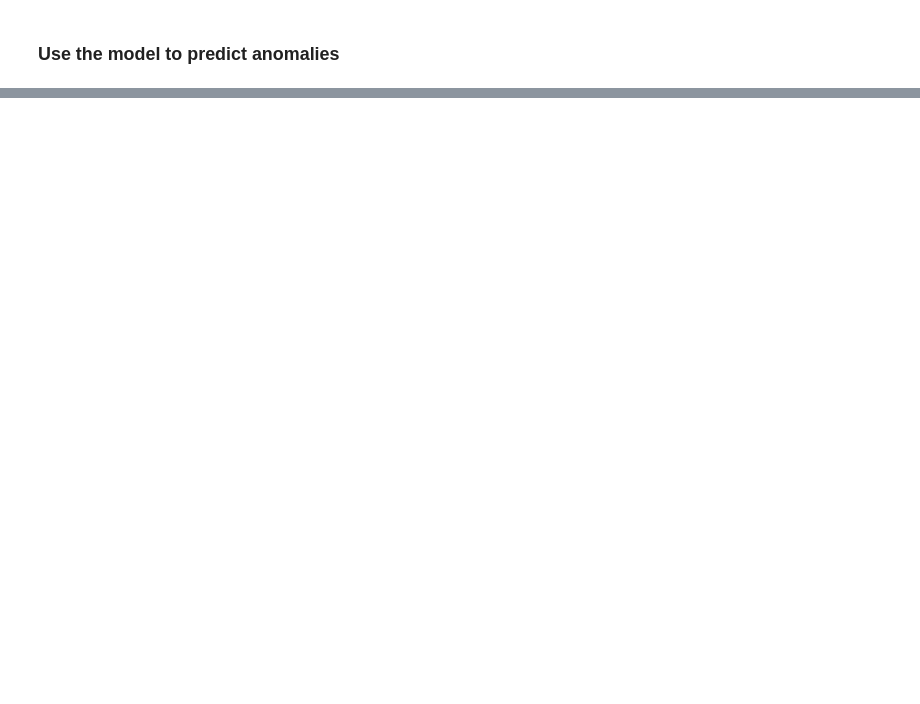
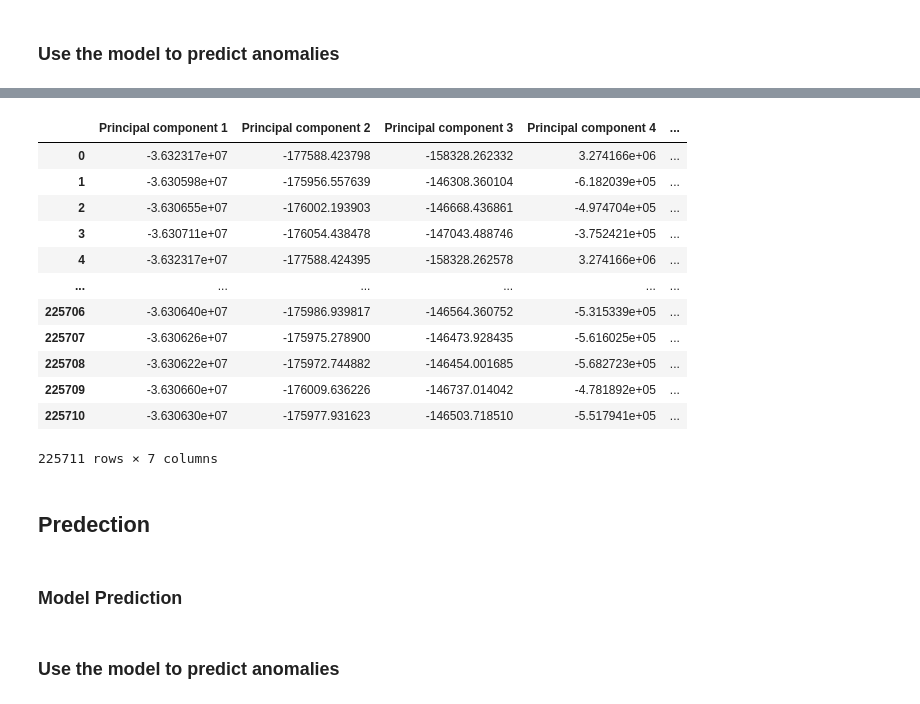
Before and after one commit to ARYN-27/spectre-dev, a Jupyter notebook: spectre-code/spectre-ann/SPECTRE_PROTOTYPE.ipynb, the cells around one changed output, grey strips where cells are left out. Saved outputs shown, nothing was run; the diff lists cells and outputs as text; code cells hidden in the pictures; blank space fills up the shorter version.

```diff
--- a/spectre-code/spectre-ann/SPECTRE_PROTOTYPE.ipynb
+++ b/spectre-code/spectre-ann/SPECTRE_PROTOTYPE.ipynb
@@ -244,0 +365,3 @@ plt.show()
+# %%
+DDoS_Data = pd.read_csv('../../dataset/CICIDS2017/MachineLearningCSV/MachineLearningCVE/Friday-WorkingHours-Afternoon-DDos.pcap_ISCX.csv')
+df = DDoS_Data.copy()
@@ -244,0 +438,22 @@ plt.show()
+# %%
+X #Features
+# %% [output]
+|  | Principal component 1 | Principal component 2 | Principal component 3 | Principal component 4 | ... |
+| 0 | -3.632317e+07 | -177588.423798 | -158328.262332 | 3.274166e+06 | ... |
+| 1 | -3.630598e+07 | -175956.557639 | -146308.360104 | -6.182039e+05 | ... |
+| 2 | -3.630655e+07 | -176002.193903 | -146668.436861 | -4.974704e+05 | ... |
+| 3 | -3.630711e+07 | -176054.438478 | -147043.488746 | -3.752421e+05 | ... |
+| 4 | -3.632317e+07 | -177588.424395 | -158328.262578 | 3.274166e+06 | ... |
+| ... | ... | ... | ... | ... | ... |
+| 225706 | -3.630640e+07 | -175986.939817 | -146564.360752 | -5.315339e+05 | ... |
+| 225707 | -3.630626e+07 | -175975.278900 | -146473.928435 | -5.616025e+05 | ... |
+| 225708 | -3.630622e+07 | -175972.744882 | -146454.001685 | -5.682723e+05 | ... |
+| 225709 | -3.630660e+07 | -176009.636226 | -146737.014042 | -4.781892e+05 | ... |
+| 225710 | -3.630630e+07 | -175977.931623 | -146503.718510 | -5.517941e+05 | ... |
+225711 rows × 7 columns
+# %% [markdown]
+## Predection
+# %% [markdown]
+### Model Prediction
+# %% [markdown]
+### Use the model to predict anomalies
```
Also changed, not shown: parts of 93 cells of this notebook, 1 other file.
